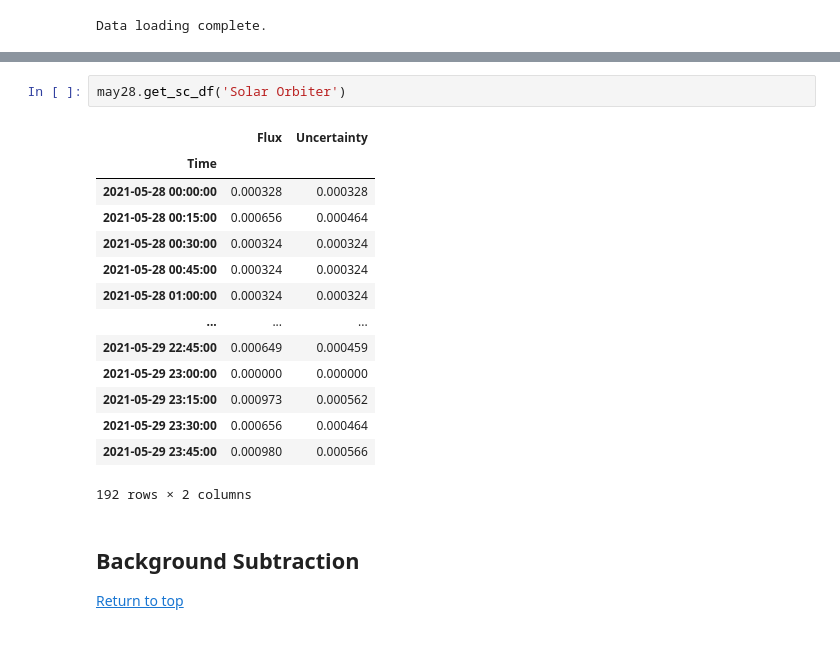
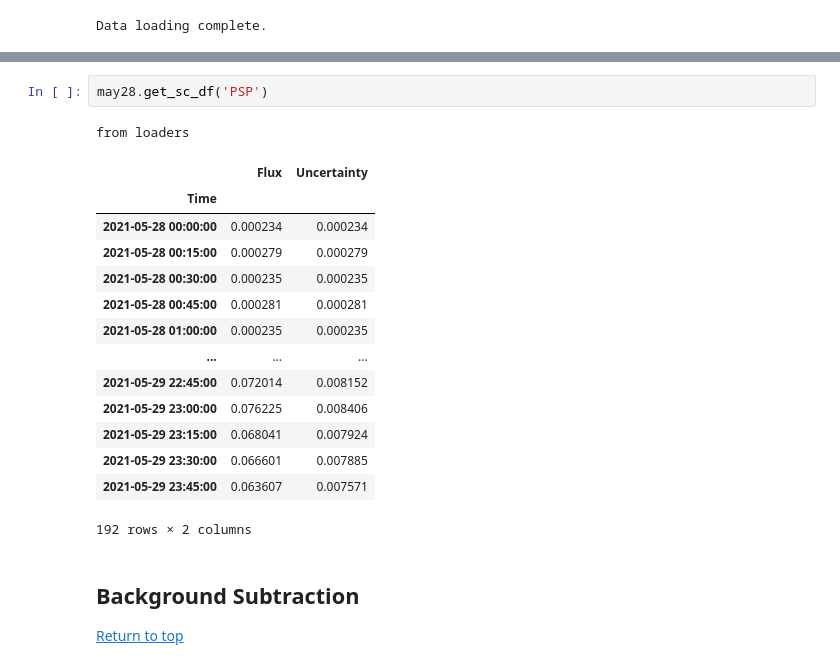
Before and after one commit to JaxLang/JTL_SEPDistributionTool, a Jupyter notebook: JTL_SOLER_SEPspreadtool.ipynb, the cells around one changed output, grey strips where cells are left out. Drawn from its saved outputs; the diff is of its cells as text.

```diff
--- a/JTL_SOLER_SEPspreadtool.ipynb
+++ b/JTL_SOLER_SEPspreadtool.ipynb
@@ -127,21 +121,22 @@ may28.plot_intensities()
 [figure]
 # %%
-may28.get_sc_df('Solar Orbiter')
+may28.get_sc_df('PSP')
 # %% [output]
+from loaders
 |  | Flux | Uncertainty |
 | Time |  |  |
-| 2021-05-28 00:00:00 | 0.000328 | 0.000328 |
-| 2021-05-28 00:15:00 | 0.000656 | 0.000464 |
-| 2021-05-28 00:30:00 | 0.000324 | 0.000324 |
-| 2021-05-28 00:45:00 | 0.000324 | 0.000324 |
-| 2021-05-28 01:00:00 | 0.000324 | 0.000324 |
+| 2021-05-28 00:00:00 | 0.000234 | 0.000234 |
+| 2021-05-28 00:15:00 | 0.000279 | 0.000279 |
+| 2021-05-28 00:30:00 | 0.000235 | 0.000235 |
+| 2021-05-28 00:45:00 | 0.000281 | 0.000281 |
+| 2021-05-28 01:00:00 | 0.000235 | 0.000235 |
 | ... | ... | ... |
-| 2021-05-29 22:45:00 | 0.000649 | 0.000459 |
-| 2021-05-29 23:00:00 | 0.000000 | 0.000000 |
-| 2021-05-29 23:15:00 | 0.000973 | 0.000562 |
-| 2021-05-29 23:30:00 | 0.000656 | 0.000464 |
-| 2021-05-29 23:45:00 | 0.000980 | 0.000566 |
+| 2021-05-29 22:45:00 | 0.072014 | 0.008152 |
+| 2021-05-29 23:00:00 | 0.076225 | 0.008406 |
+| 2021-05-29 23:15:00 | 0.068041 | 0.007924 |
+| 2021-05-29 23:30:00 | 0.066601 | 0.007885 |
+| 2021-05-29 23:45:00 | 0.063607 | 0.007571 |
-192 rows × 2 columns
+192 rows × 2 columns
 # %% [markdown]
 ## Background Subtraction
 [Return to top](#Table-of-Contents)
```
Also changed, not shown: parts of 20 cells of this notebook, 1 other file.
